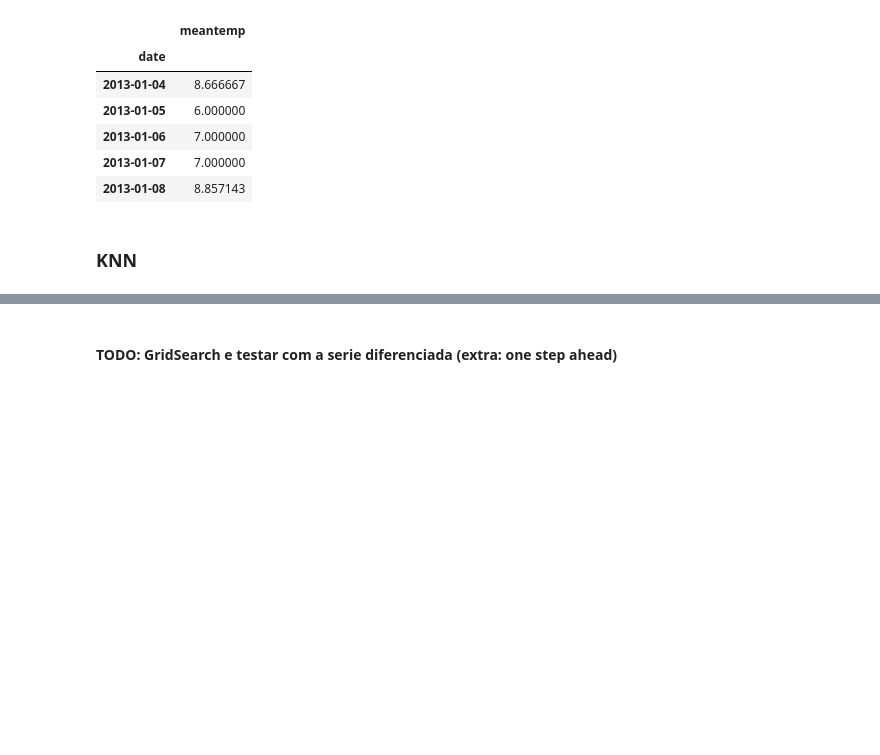
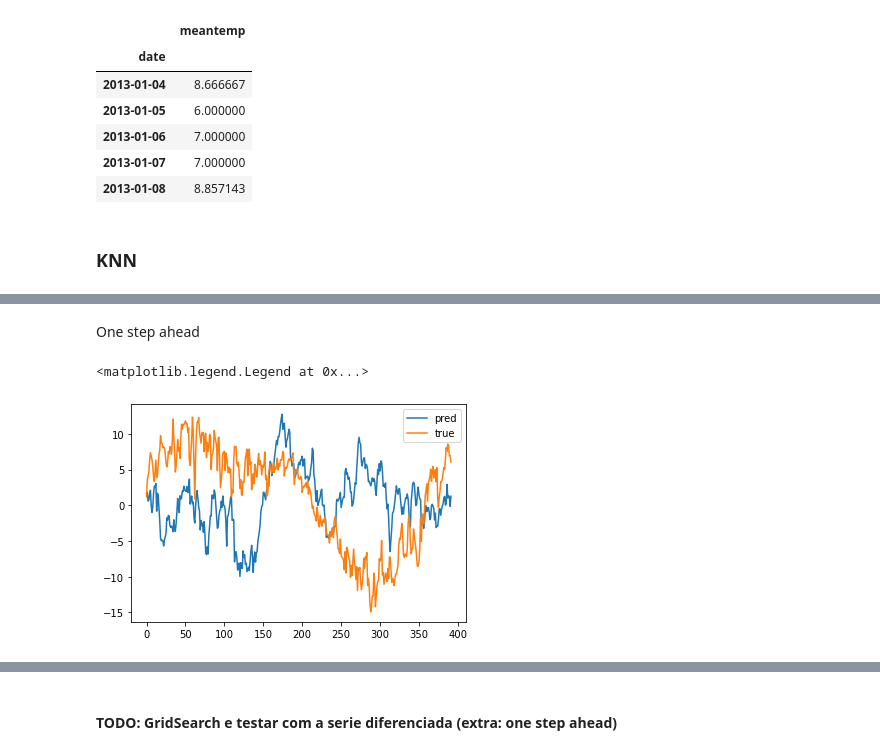
Before and after one commit to lucascouri2/residencia-st, a Jupyter notebook: Relatorio.ipynb, the cells around one changed output, grey strips where cells are left out. Saved outputs shown, nothing was run; the diff lists cells and outputs as text; code cells hidden in the pictures; blank space fills up the shorter version.

```diff
--- a/Relatorio.ipynb
+++ b/Relatorio.ipynb
@@ -507,0 +559,10 @@ y_test_d1 = y_test.diff().dropna()
+# %% [markdown]
+One step ahead
+# %%
+fig, ax = plt.subplots()
+ax.plot(pd.Series(neighd1.predict(X_test_d1).flatten()).cumsum(), label='pred')
+ax.plot(y_test_d1.reset_index(drop=True).cumsum(), label='true')
+plt.legend()
+# %% [output]
+<matplotlib.legend.Legend at 0x...>
+[figure, added]
```
Also changed, not shown: parts of 20 cells of this notebook.
